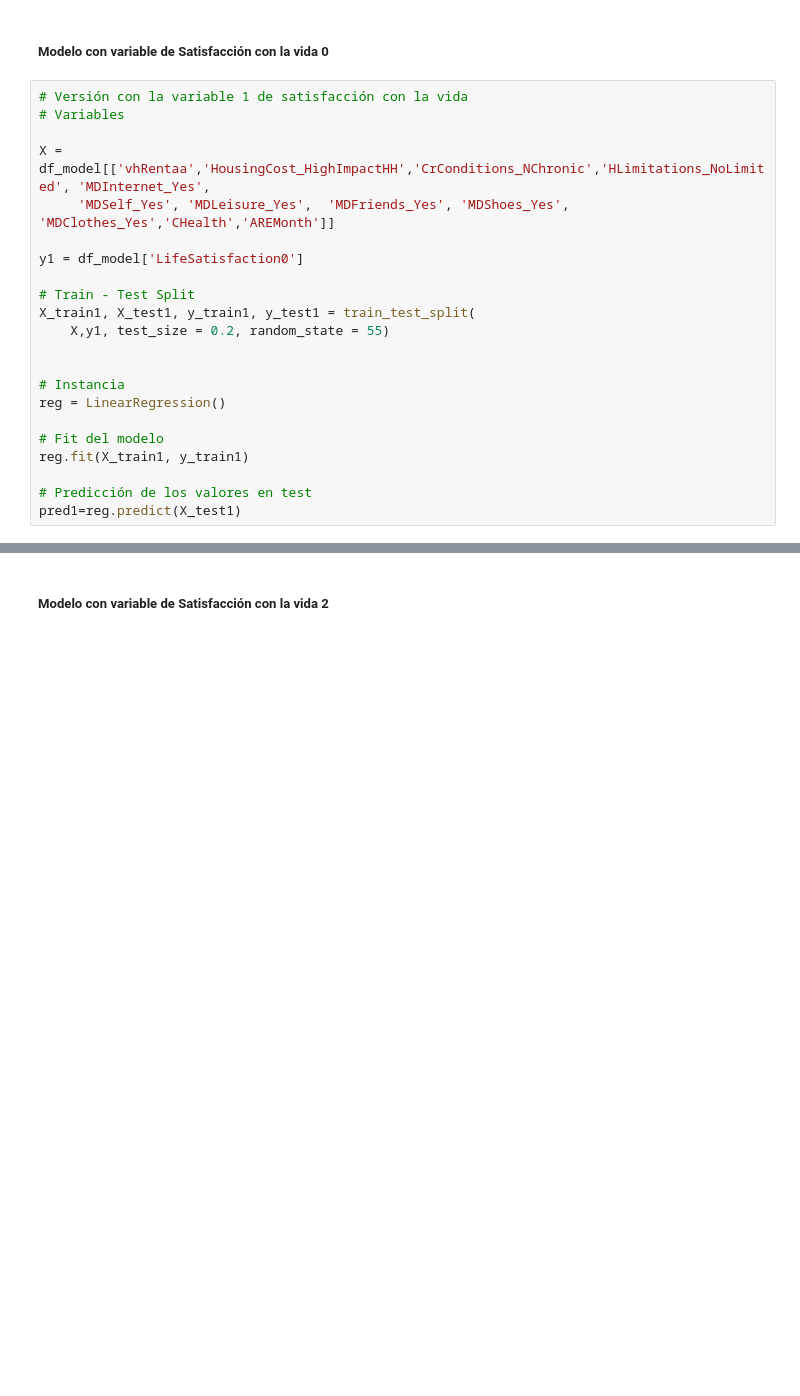
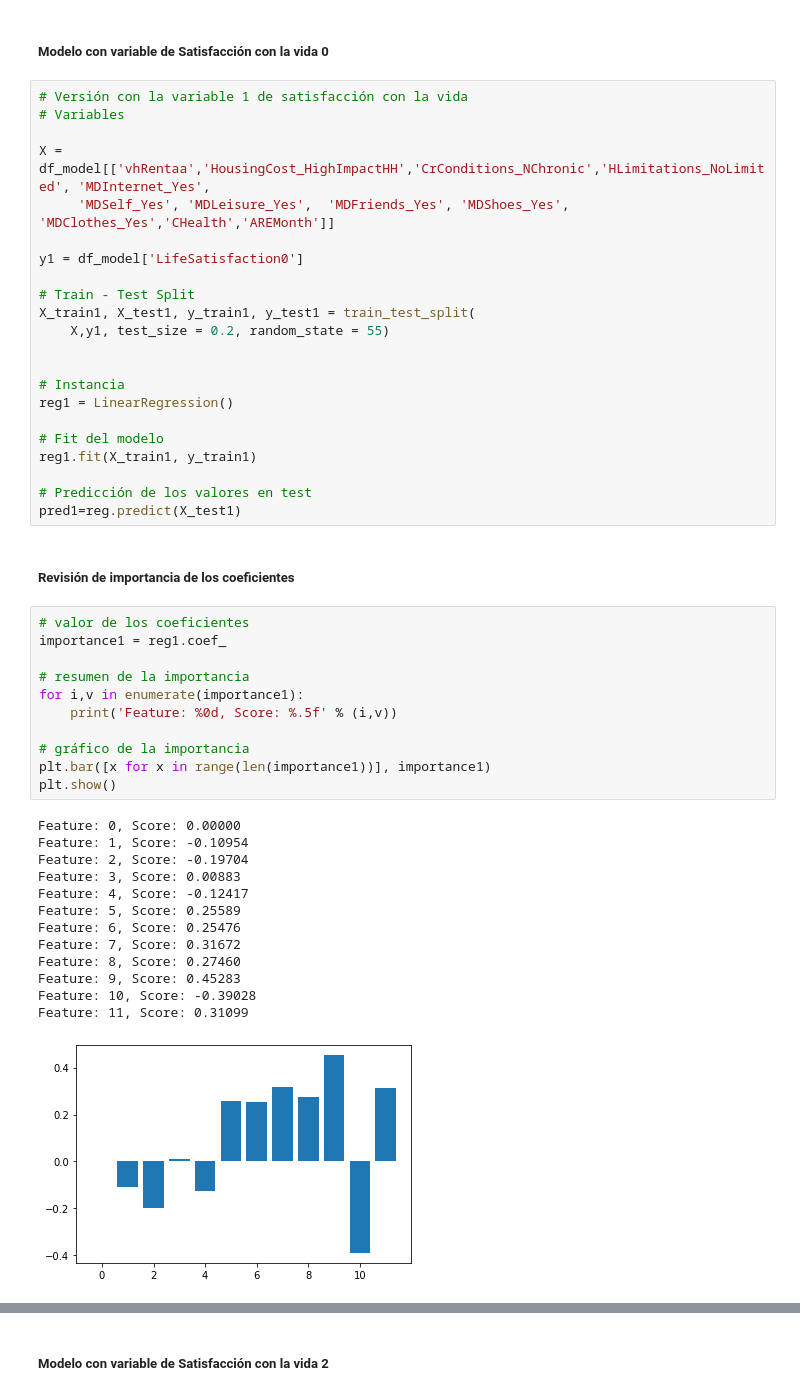
Before and after one commit to mariaferrol1988/TFM_MasterDataSciences, a Jupyter notebook: Notebooks/Modelo_1.ipynb, the cells around one changed output, grey strips where cells are left out. Saved outputs shown, nothing was run; the diff lists cells and outputs as text; blank space fills up the shorter version.

```diff
--- a/Notebooks/Modelo_1.ipynb
+++ b/Notebooks/Modelo_1.ipynb
@@ -51,10 +52,37 @@ X_train1, X_test1, y_train1, y_test1 = train_test_split(
 
 
 # Instancia
-reg = LinearRegression()
+reg1 = LinearRegression()
 
 # Fit del modelo
-reg.fit(X_train1, y_train1)
+reg1.fit(X_train1, y_train1)
 
 # Predicción de los valores en test
 pred1=reg.predict(X_test1)
+# %% [markdown]
+##### Revisión de importancia de los coeficientes
+# %%
+# valor de los coeficientes
+importance1 = reg1.coef_
+
+# resumen de la importancia
+for i,v in enumerate(importance1):
+    print('Feature: %0d, Score: %.5f' % (i,v))
+
+# gráfico de la importancia
+plt.bar([x for x in range(len(importance1))], importance1)
+plt.show()
+# %% [output]
+Feature: 0, Score: 0.00000
+Feature: 1, Score: -0.10954
+Feature: 2, Score: -0.19704
+Feature: 3, Score: 0.00883
+Feature: 4, Score: -0.12417
+Feature: 5, Score: 0.25589
+Feature: 6, Score: 0.25476
+Feature: 7, Score: 0.31672
+Feature: 8, Score: 0.27460
+Feature: 9, Score: 0.45283
+Feature: 10, Score: -0.39028
+Feature: 11, Score: 0.31099
+[figure, added]
```
Also changed, not shown: parts of 19 cells of this notebook, 1 other file.
